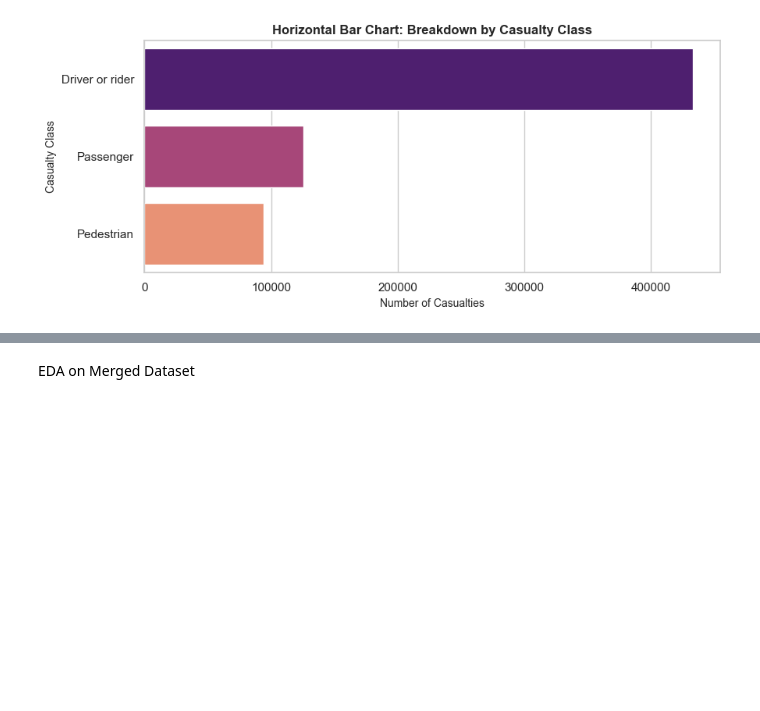
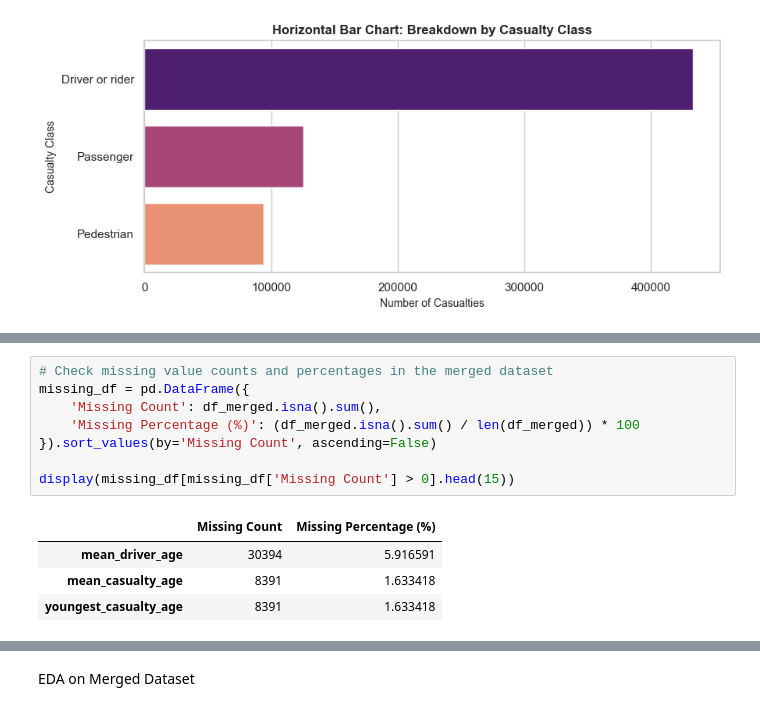
Before and after one commit to ghadiadeepali/Road_Accident_Pattern_Mining_and_Severity-Analysis, a Jupyter notebook: code.ipynb, the cells around one changed output, grey strips where cells are left out. Cells and saved outputs as stored; diff of their text form; blank space fills up the shorter version.

```diff
--- a/code.ipynb
+++ b/code.ipynb
@@ -464,0 +610,13 @@ plt.show()
+# %%
+# Check missing value counts and percentages in the merged dataset
+missing_df = pd.DataFrame({
+    'Missing Count': df_merged.isna().sum(),
+    'Missing Percentage (%)': (df_merged.isna().sum() / len(df_merged)) * 100
+}).sort_values(by='Missing Count', ascending=False)
+
+display(missing_df[missing_df['Missing Count'] > 0].head(15))
+# %% [output]
+|  | Missing Count | Missing Percentage (%) |
+| mean_driver_age | 30394 | 5.916591 |
+| mean_casualty_age | 8391 | 1.633418 |
+| youngest_casualty_age | 8391 | 1.633418 |
```
Also changed, not shown: parts of 14 cells of this notebook.
